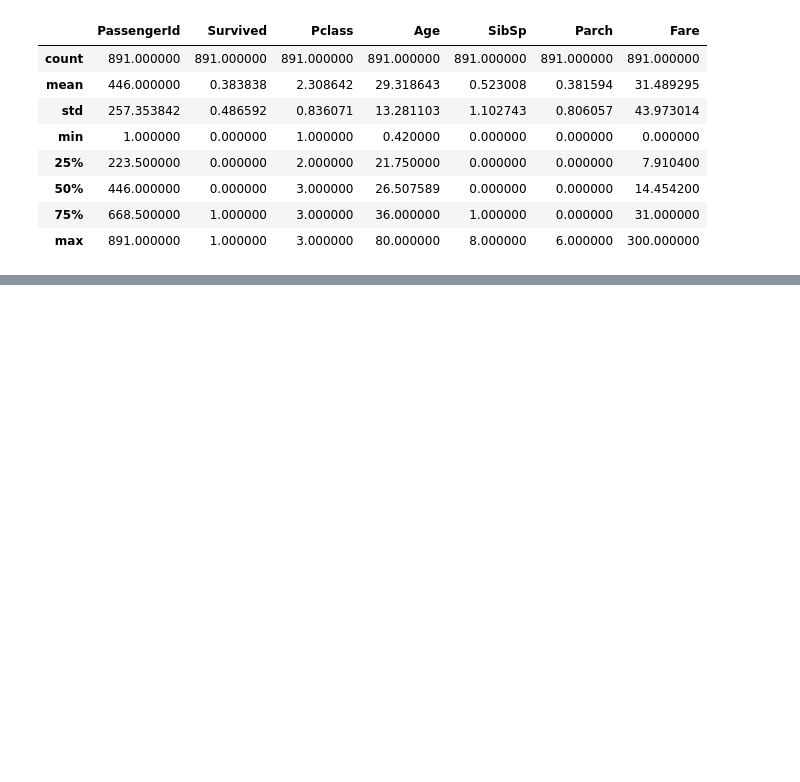
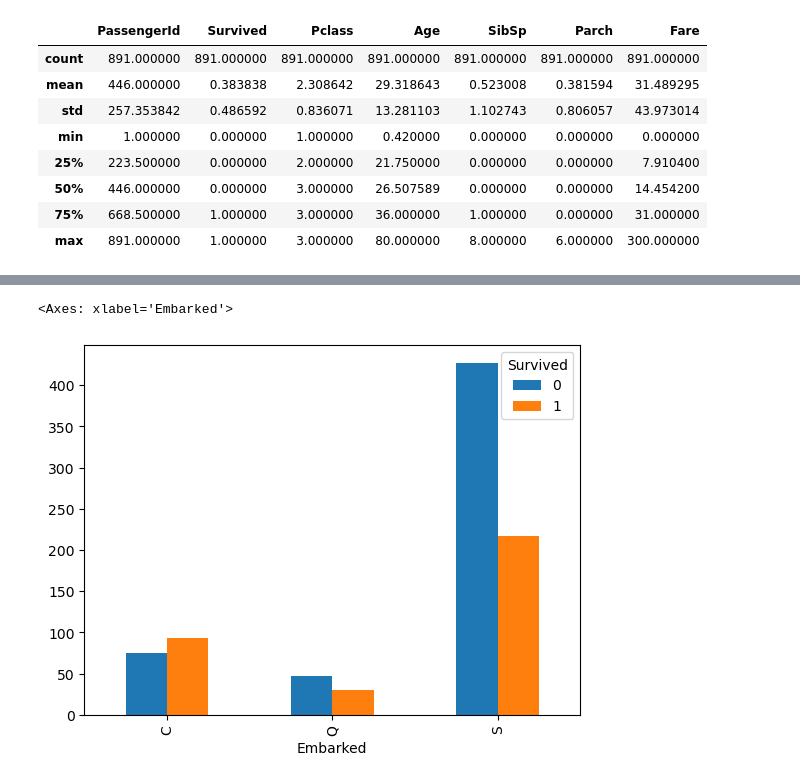
Before and after one commit to LucasGalanti/titanic_ML, a Jupyter notebook: titanic_prediction.ipynb, the cells around one changed output, grey strips where cells are left out. Saved outputs shown, nothing was run; the diff lists cells and outputs as text; code cells hidden in the pictures; blank space fills up the shorter version.

```diff
--- a/titanic_prediction.ipynb
+++ b/titanic_prediction.ipynb
@@ -333,0 +343,6 @@ titanic.describe()
+# %%
+#Evaluatint effect of where the passager embarked
+titanic.groupby('Survived')['Embarked'].value_counts().unstack(0).plot.bar()
+# %% [output]
+<Axes: xlabel='Embarked'>
+[figure, added]
```
Also changed, not shown: parts of 25 cells of this notebook, 1 other file.
